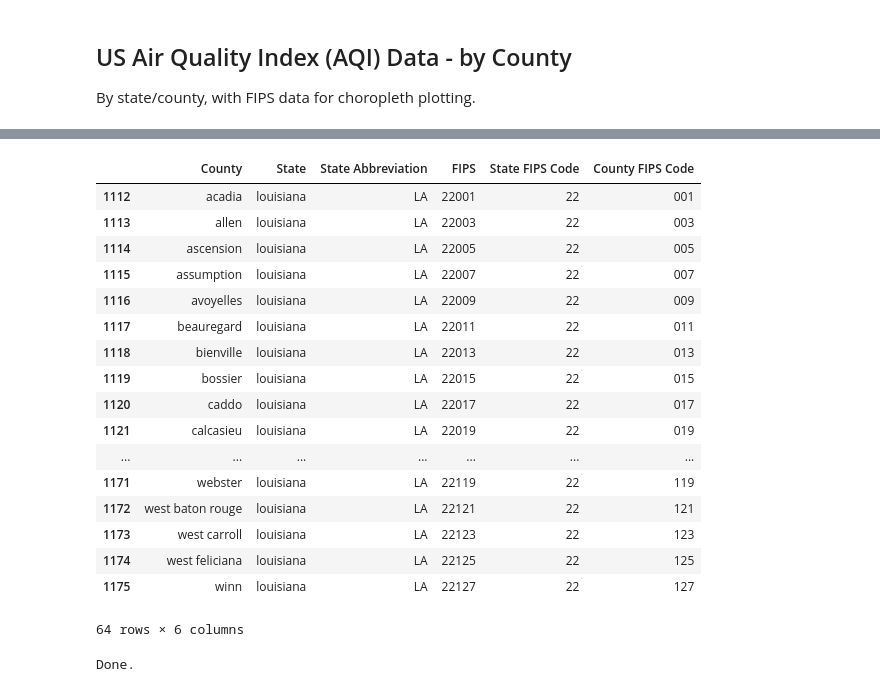
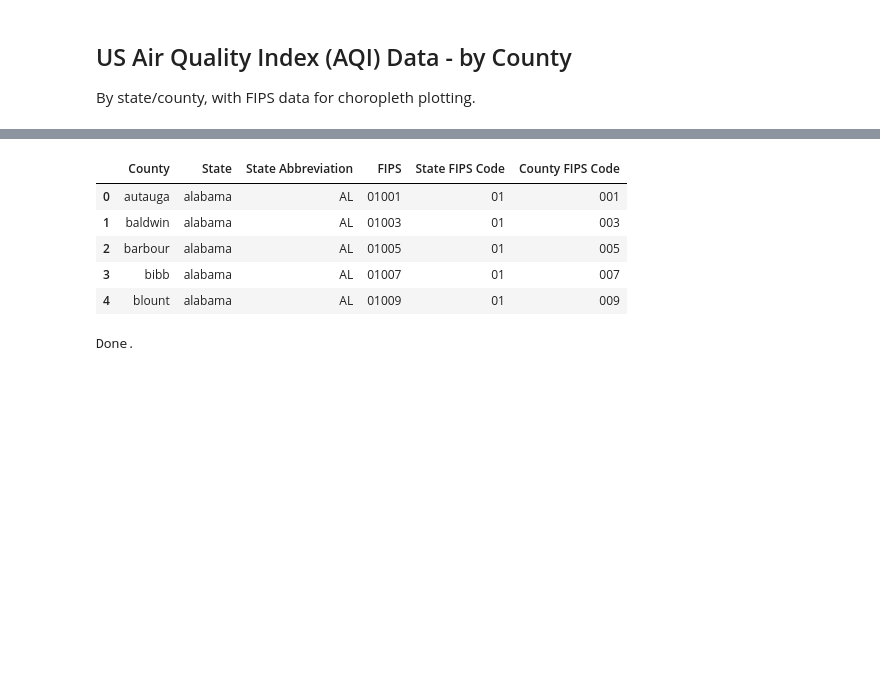
Before and after one commit to alyssflynn/project-1, a Jupyter notebook: data_cleaning.ipynb, the cells around one changed output, grey strips where cells are left out. Drawn from its saved outputs; the diff is of its cells as text; code cells hidden in the pictures; blank space fills up the shorter version.

```diff
--- a/data_cleaning.ipynb
+++ b/data_cleaning.ipynb
@@ -51,40 +39,30 @@ county_aqi_df.loc[county_aqi_df['State']=='louisiana']
 # %%
 # Get dataframe with state/county FIPS codes
 fips = pd.read_csv('https://raw.githubusercontent.com/plotly/datasets/master/laucnty16.csv')
 
 # Parse FIPS county/state data
-fips["County"] = fips['County Name/State Abbreviation'].apply(lambda x: x.split(",")[0].replace(" County", "").replace(" Parish", "").lower())
+fips["County"] = fips['County Name/State Abbreviation'].apply(lambda x: x.split(",")[0].replace(" County", "").replace(" Parish", "").replace(" Borough", "").replace(" Census Area", "").replace("/city", "").replace("/municipality", "").replace(" Municipality", "").lower())
+# fips["County"] = fips['County Name/State Abbreviation'].apply(lambda x: x.split(",")[0].lower())
 fips["State Abbreviation"] = fips['County Name/State Abbreviation'].apply(lambda x: x.split(", ")[-1])
 fips["State"] = fips["State Abbreviation"].apply(lambda x: state_abbrev[x].lower())
 
 # Pad FIPS codes with 0's, concat for combined FIPS code
 fips['State FIPS Code'] = fips['State FIPS Code'].apply(lambda x: str(x).zfill(2))
 fips['County FIPS Code'] = fips['County FIPS Code'].apply(lambda x: str(x).zfill(3))
 fips['FIPS'] = fips['State FIPS Code'] + fips['County FIPS Code']
 
-# Remove unused columns
+# Select out specific columns
 fips = fips[['County','State','State Abbreviation','FIPS','State FIPS Code','County FIPS Code']]
 
-fips.loc[fips['State']=='louisiana']
+fips.loc[fips['State']=='hawaii']
+fips.head()
 # %% [output]
 |  | County | State | State Abbreviation | FIPS | State FIPS Code | County FIPS Code |
-| 1112 | acadia | louisiana | LA | 22001 | 22 | 001 |
-| 1113 | allen | louisiana | LA | 22003 | 22 | 003 |
-| 1114 | ascension | louisiana | LA | 22005 | 22 | 005 |
-| 1115 | assumption | louisiana | LA | 22007 | 22 | 007 |
-| 1116 | avoyelles | louisiana | LA | 22009 | 22 | 009 |
-| 1117 | beauregard | louisiana | LA | 22011 | 22 | 011 |
-| 1118 | bienville | louisiana | LA | 22013 | 22 | 013 |
-| 1119 | bossier | louisiana | LA | 22015 | 22 | 015 |
-| 1120 | caddo | louisiana | LA | 22017 | 22 | 017 |
-| 1121 | calcasieu | louisiana | LA | 22019 | 22 | 019 |
-| ... | ... | ... | ... | ... | ... | ... |
-| 1171 | webster | louisiana | LA | 22119 | 22 | 119 |
-| 1172 | west baton rouge | louisiana | LA | 22121 | 22 | 121 |
-| 1173 | west carroll | louisiana | LA | 22123 | 22 | 123 |
-| 1174 | west feliciana | louisiana | LA | 22125 | 22 | 125 |
-| 1175 | winn | louisiana | LA | 22127 | 22 | 127 |
+| 0 | autauga | alabama | AL | 01001 | 01 | 001 |
+| 1 | baldwin | alabama | AL | 01003 | 01 | 003 |
+| 2 | barbour | alabama | AL | 01005 | 01 | 005 |
+| 3 | bibb | alabama | AL | 01007 | 01 | 007 |
+| 4 | blount | alabama | AL | 01009 | 01 | 009 |
-64 rows × 6 columns
 # %%
 # Export FIPS data to csv
 fips.to_csv("clean_data/fips_data.csv")
```
Also changed, not shown: parts of 20 cells of this notebook, 10 other files.
